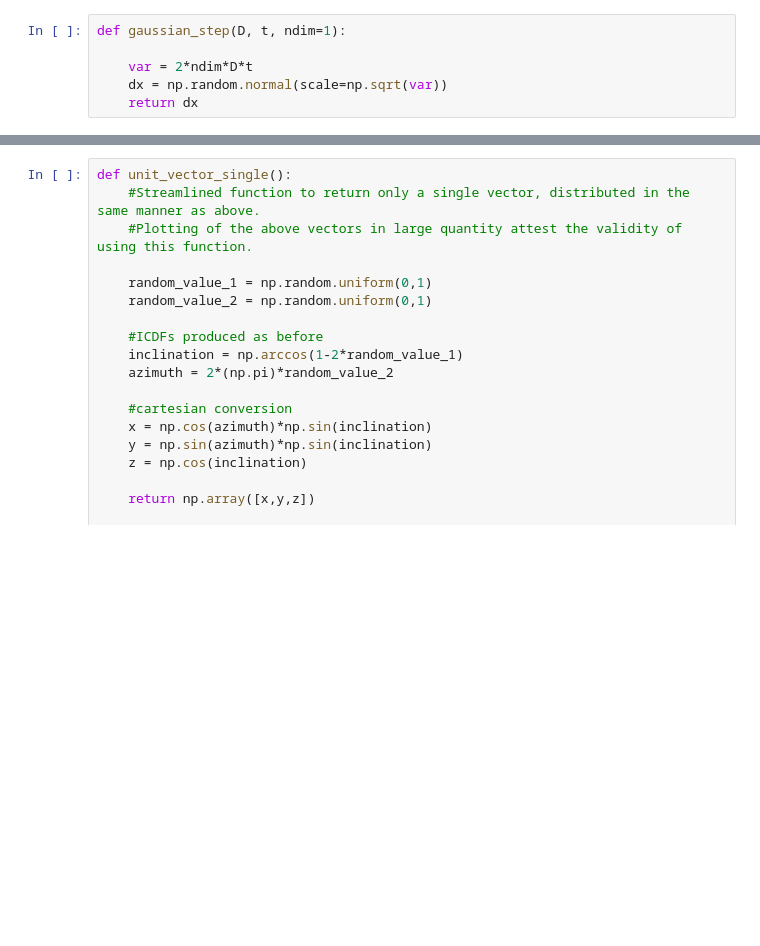
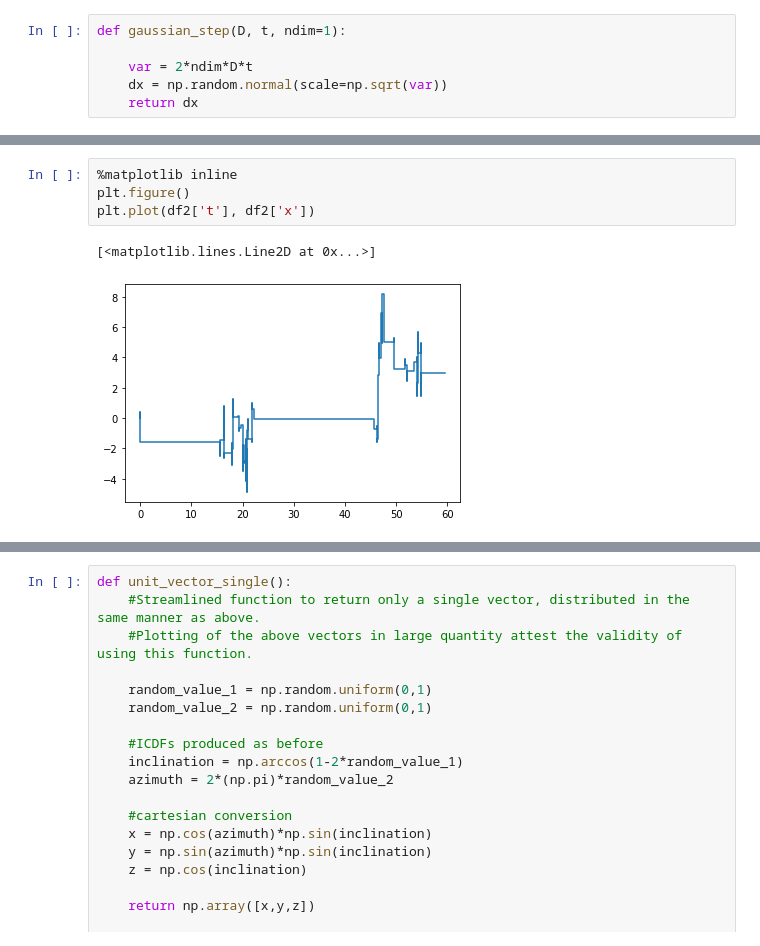
Before and after one commit to MilaJ1/MPhys-Sem-2, a Jupyter notebook: CTRW_with_repair.ipynb, the cells around one changed output, grey strips where cells are left out. Drawn from its saved outputs; the diff is of its cells as text; blank space fills up the shorter version.

```diff
--- a/CTRW_with_repair.ipynb
+++ b/CTRW_with_repair.ipynb
@@ -114,0 +478,7 @@ def ctrw_3d(initial_position, diff_coeff, diff_time, run_time, min_wait_time, an
+# %%
+%matplotlib inline
+plt.figure()
+plt.plot(df2['t'], df2['x'])
+# %% [output]
+[<matplotlib.lines.Line2D at 0x...>]
+[figure, added]
```
Also changed, not shown: parts of 26 cells of this notebook.
